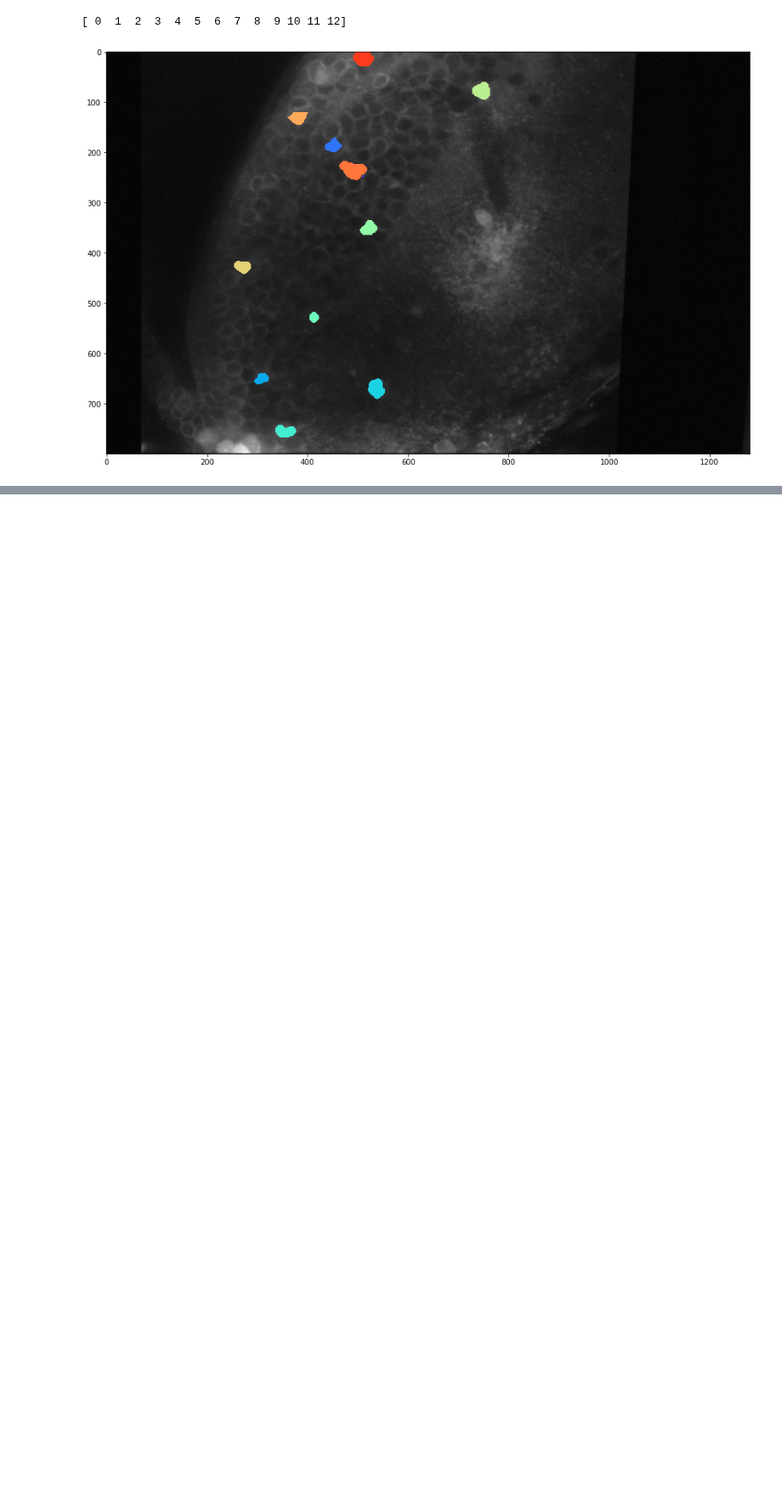
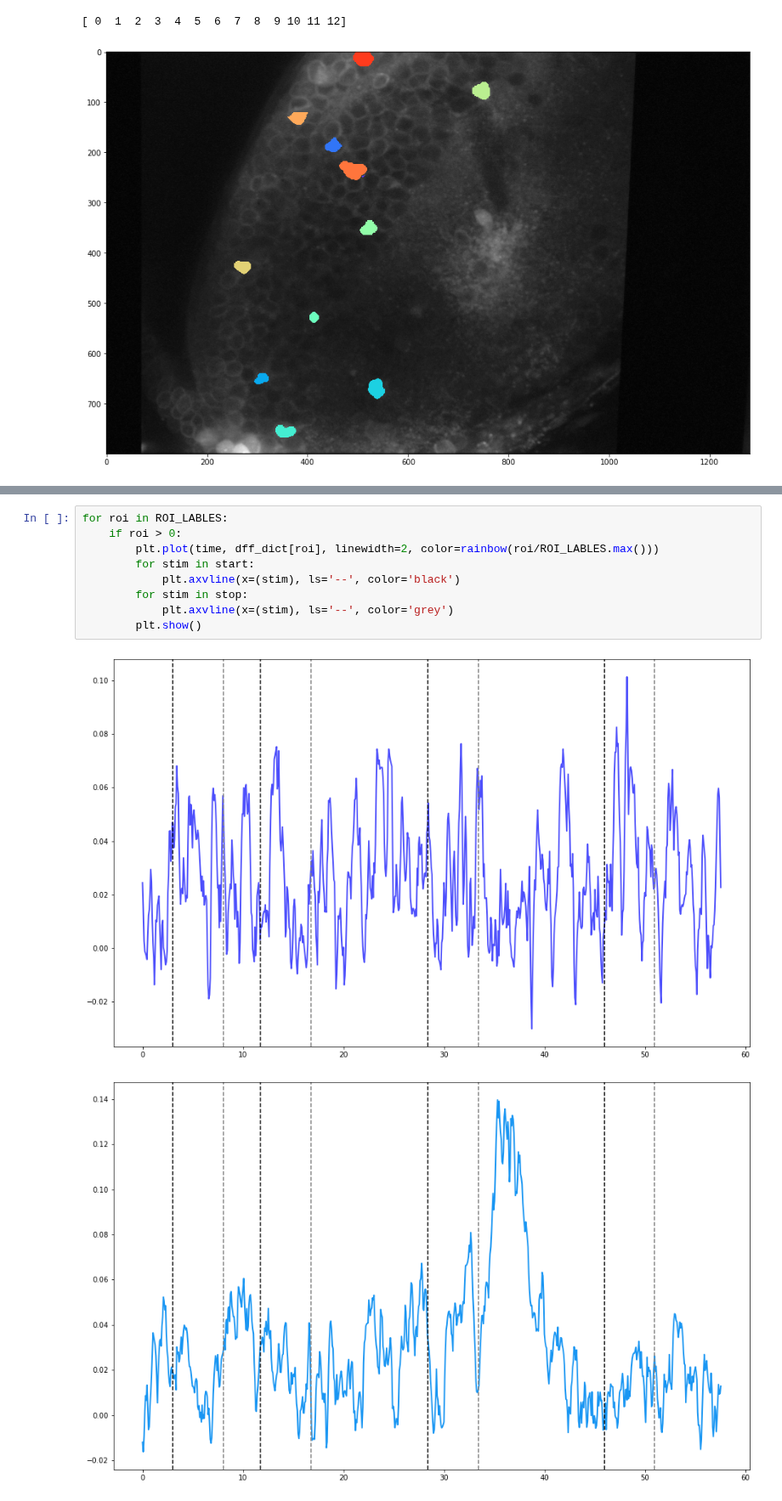
Before and after one commit to Peter-Hogg/SLAP2_Utils, a Jupyter notebook: slap2_utils/dataviewer/CAL590_Experiments.ipynb, the cells around one changed output, grey strips where cells are left out. Shown at 85% size. Cells and saved outputs as stored; diff of their text form; blank space fills up the shorter version.

```diff
--- a/slap2_utils/dataviewer/CAL590_Experiments.ipynb
+++ b/slap2_utils/dataviewer/CAL590_Experiments.ipynb
@@ -153,0 +157,12 @@ plt.subplots_adjust(wspace=0, hspace=0)
+# %%
+for roi in ROI_LABLES:
+    if roi > 0:
+        plt.plot(time, dff_dict[roi], linewidth=2, color=rainbow(roi/ROI_LABLES.max()))
+        for stim in start:
+            plt.axvline(x=(stim), ls='--', color='black')
+        for stim in stop:
+            plt.axvline(x=(stim), ls='--', color='grey')
+        plt.show()
+# %% [output]
+[figure, added]
+[figure, added]
```
Also changed, not shown: parts of 5 cells of this notebook.
